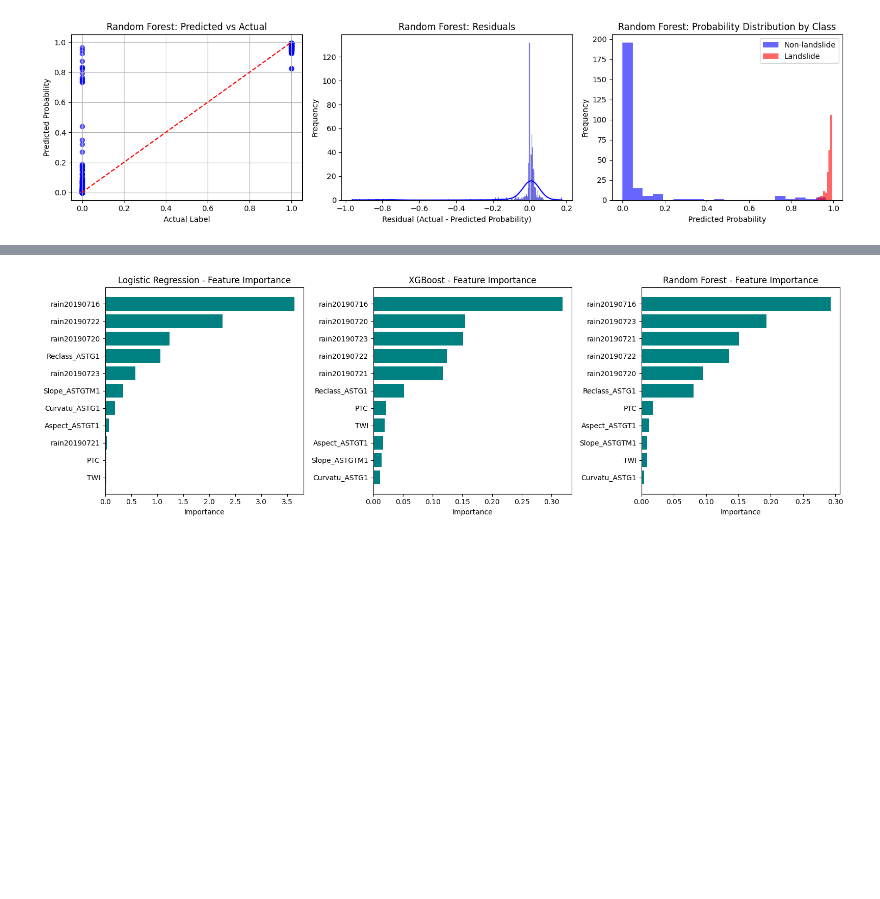
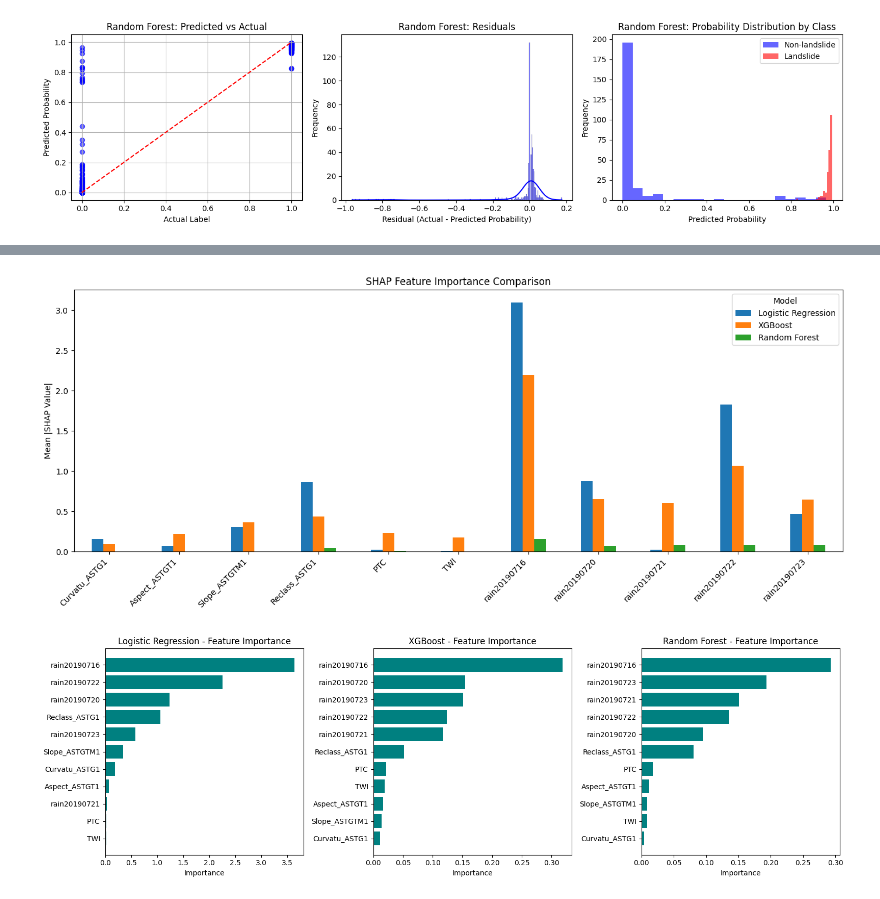
Before and after one commit to Young-yrx/guizhou-landslide, a Jupyter notebook: guizhou.ipynb, the cells around one changed output, grey strips where cells are left out. Cells and saved outputs as stored; diff of their text form; code cells hidden in the pictures; blank space fills up the shorter version.

```diff
--- a/guizhou.ipynb
+++ b/guizhou.ipynb
@@ -393,2 +483,20 @@ for name in final_models.keys():
+# %%
+# =============================================================================
+# 13. 多模型 SHAP 重要性对比
+# =============================================================================
+shap_compare = pd.DataFrame({
+    name: np.abs(shap_values_dict[name]).mean(axis=0).flatten()
+    for name in final_models.keys()
+}, index=feature_cols)
+
+shap_compare.plot(kind='bar', figsize=(14, 6))
+plt.title('SHAP Feature Importance Comparison')
+plt.ylabel('Mean |SHAP Value|')
+plt.xticks(rotation=45, ha='right')
+plt.legend(title='Model')
+plt.tight_layout()
+plt.show()
+# %% [output]
+[figure, added]
 # %%
 # =============================================================================
```
Also changed, not shown: parts of 4 cells of this notebook.
